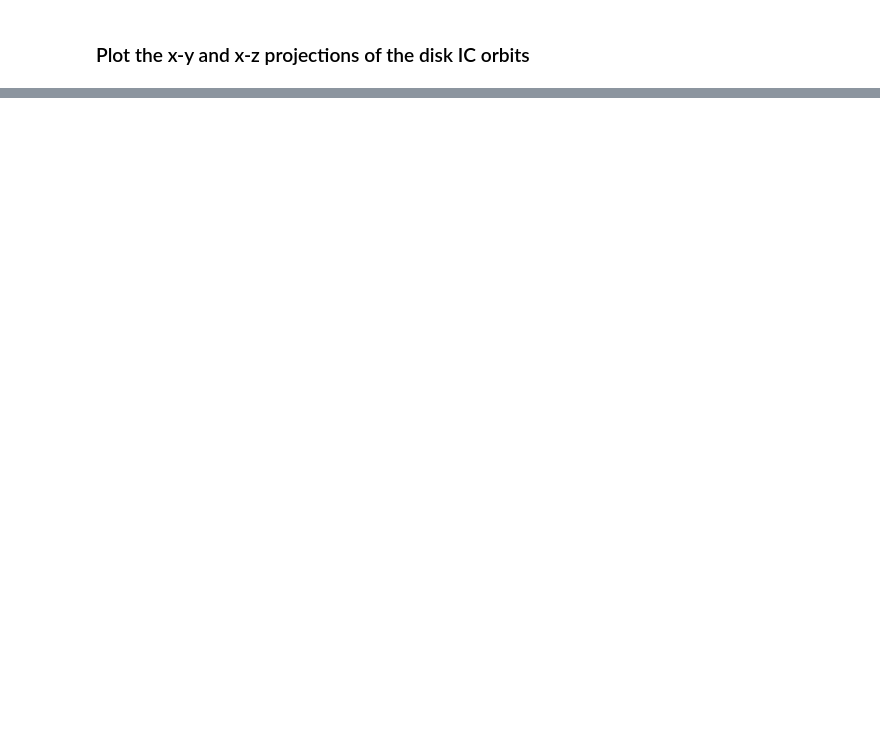
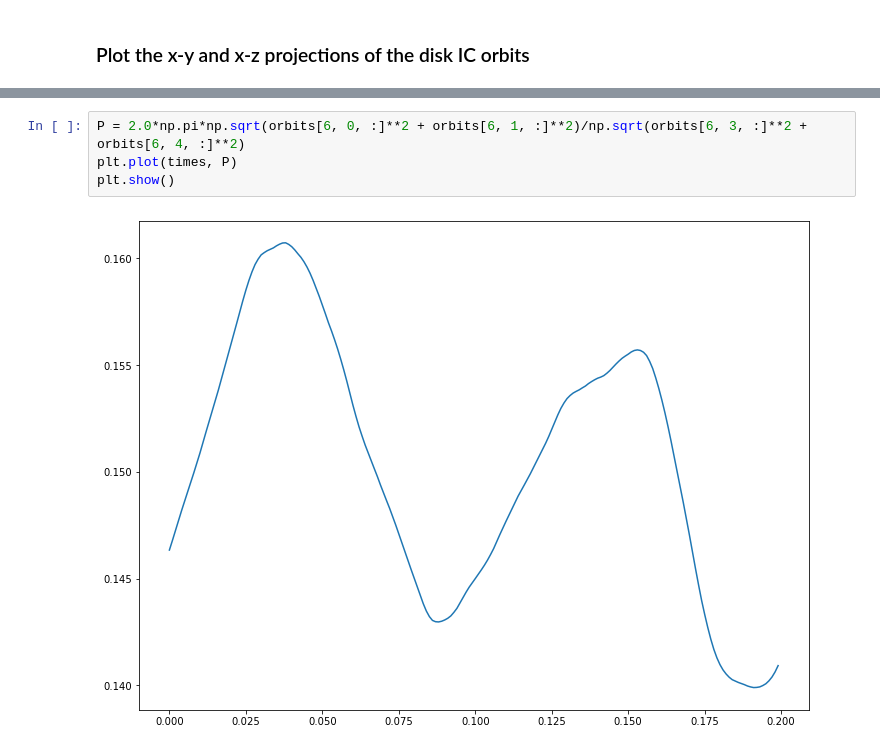
Before and after one commit to EXP-code/pyEXP-examples, a Jupyter notebook: Tutorials/Orbits/orbits in an EXP field.ipynb, the cells around one changed output, grey strips where cells are left out. Drawn from its saved outputs; the diff is of its cells as text; blank space fills up the shorter version.

```diff
--- a/Tutorials/Orbits/orbits in an EXP field.ipynb
+++ b/Tutorials/Orbits/orbits in an EXP field.ipynb
@@ -139,0 +150,6 @@ for n in range(orbits.shape[0]):
+# %%
+P = 2.0*np.pi*np.sqrt(orbits[6, 0, :]**2 + orbits[6, 1, :]**2)/np.sqrt(orbits[6, 3, :]**2 + orbits[6, 4, :]**2)
+plt.plot(times, P)
+plt.show()
+# %% [output]
+[figure, added]
```
Also changed, not shown: parts of 5 cells of this notebook, 6 other files.
